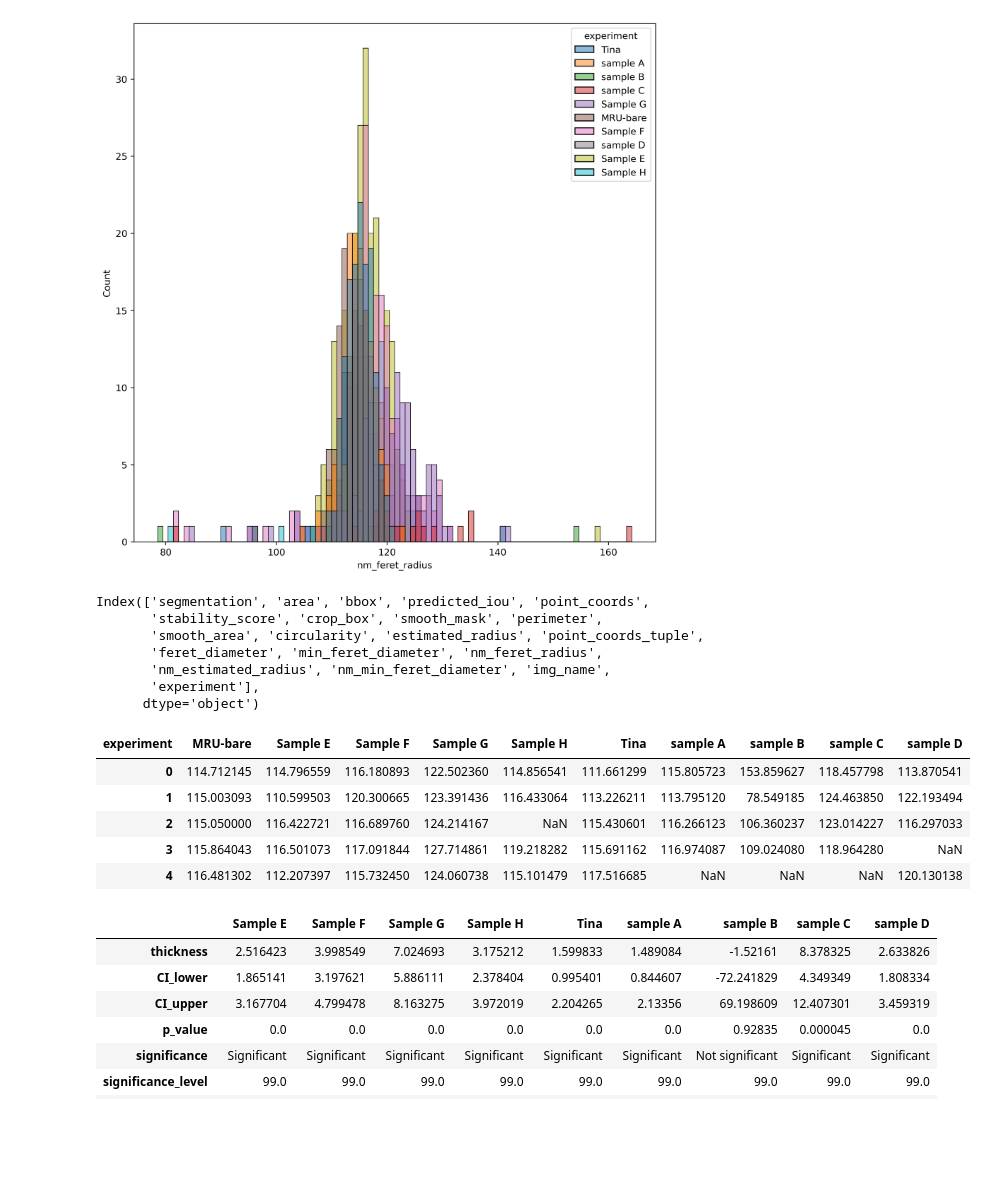
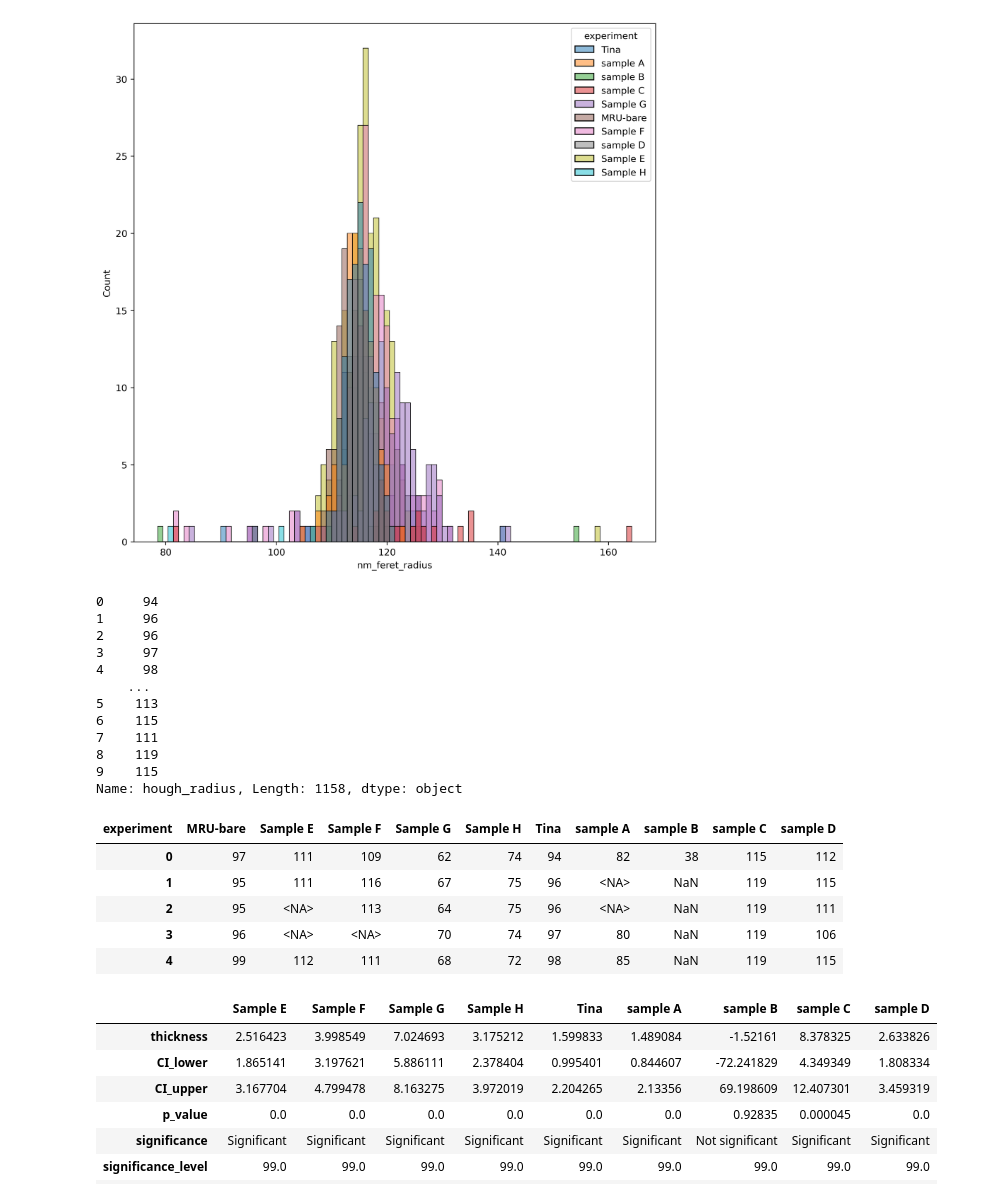
Before and after one commit to biolographer/NanoparticlesSAM, a Jupyter notebook: particle_analysis.ipynb, the cells around one changed output. Saved outputs shown, nothing was run; the diff lists cells and outputs as text; code cells hidden in the pictures; blank space fills up the shorter version.

Commit message:
hough circle transform during segmentation

```diff
--- a/particle_analysis.ipynb
+++ b/particle_analysis.ipynb
@@ -18,6 +18,7 @@ for file in pickels:
     df_list.append(pd.read_pickle(file))
 
 df = pd.concat(df_list)
+df['nm_per_pixel']  = df['nm_estimated_radius'] / df['estimated_radius']
 # %%
 df.head()
 # %% [output]
@@ -46,27 +47,32 @@ sns.histplot(data=df_filtered, x='nm_feret_radius', hue='experiment')
 # %%
 from NanoparticlesSAM import particle_stats as ps
 # %%
-df_filtered.columns
+df_filtered.hough_radius
 # %% [output]
-Index(['segmentation', 'area', 'bbox', 'predicted_iou', 'point_coords',
-       'stability_score', 'crop_box', 'smooth_mask', 'perimeter',
-       'smooth_area', 'circularity', 'estimated_radius', 'point_coords_tuple',
-       'feret_diameter', 'min_feret_diameter', 'nm_feret_radius',
-       'nm_estimated_radius', 'nm_min_feret_diameter', 'img_name',
-       'experiment'],
-      dtype='object')
+0     94
+1     96
+2     96
+3     97
+4     98
+    ...
+5    113
+6    115
+7    111
+8    119
+9    115
+Name: hough_radius, Length: 1158, dtype: object
 # %%
-experiment_df = df_filtered.reset_index().pivot(columns='experiment', values='nm_feret_radius')
+experiment_df = df_filtered.dropna(axis=0).reset_index().pivot(columns='experiment', values='hough_radius')
 experiment_df = experiment_df.apply(lambda x: pd.Series(x.dropna().values))
 experiment_df = remove_outliers_df(experiment_df)
 experiment_df.head()
 # %% [output]
 | experiment | MRU-bare | Sample E | Sample F | Sample G | Sample H | Tina | sample A | sample B | sample C | sample D |
-| 0 | 114.712145 | 114.796559 | 116.180893 | 122.502360 | 114.856541 | 111.661299 | 115.805723 | 153.859627 | 118.457798 | 113.870541 |
-| 1 | 115.003093 | 110.599503 | 120.300665 | 123.391436 | 116.433064 | 113.226211 | 113.795120 | 78.549185 | 124.463850 | 122.193494 |
-| 2 | 115.050000 | 116.422721 | 116.689760 | 124.214167 | NaN | 115.430601 | 116.266123 | 106.360237 | 123.014227 | 116.297033 |
-| 3 | 115.864043 | 116.501073 | 117.091844 | 127.714861 | 119.218282 | 115.691162 | 116.974087 | 109.024080 | 118.964280 | NaN |
-| 4 | 116.481302 | 112.207397 | 115.732450 | 124.060738 | 115.101479 | 117.516685 | NaN | NaN | NaN | 120.130138 |
+| 0 | 97 | 111 | 109 | 62 | 74 | 94 | 82 | 38 | 115 | 112 |
+| 1 | 95 | 111 | 116 | 67 | 75 | 96 | <NA> | NaN | 119 | 115 |
+| 2 | 95 | <NA> | 113 | 64 | 75 | 96 | <NA> | NaN | 119 | 111 |
+| 3 | 96 | <NA> | <NA> | 70 | 74 | 97 | 80 | NaN | 119 | 106 |
+| 4 | 99 | 112 | 111 | 68 | 72 | 98 | 85 | NaN | 119 | 115 |
 # %%
 analyze_samples(experiment_df, 'MRU-bare', alpha=0.02)
 # %% [output]
```
Also changed, not shown: parts of 7 cells of this notebook, 3 other files.
